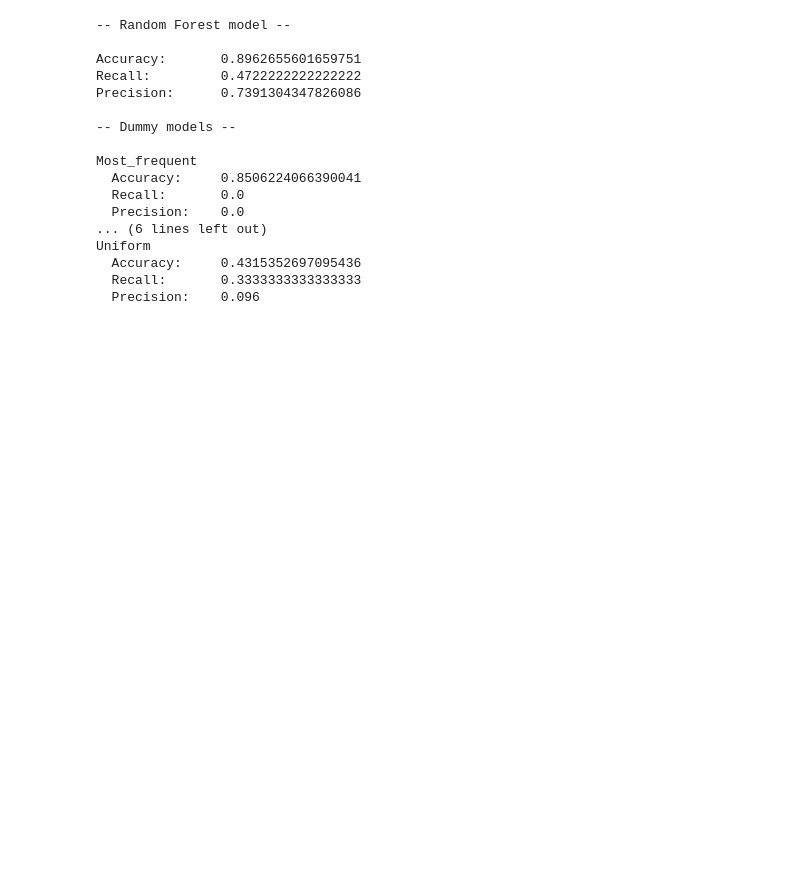
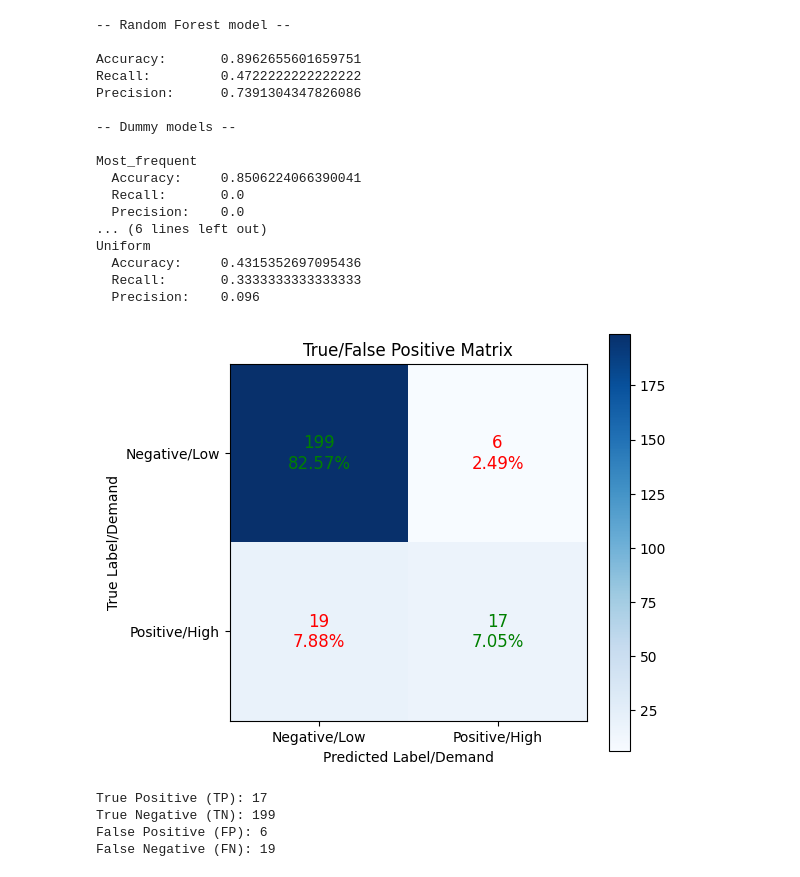
Before and after one commit to DanielVeress/SML_bikes, a Jupyter notebook: tree_based/random_forest.ipynb, the cells around one changed output. Saved outputs shown, nothing was run; the diff lists cells and outputs as text; code cells hidden in the pictures; blank space fills up the shorter version.

Commit message:
Added confusion matrix and visualization for it

```diff
--- a/tree_based/random_forest.ipynb
+++ b/tree_based/random_forest.ipynb
@@ -72,3 +75,19 @@ Uniform
   Accuracy:     0.4315352697095436
   Recall:       0.3333333333333333
   Precision:    0.096
+# %%
+# Confusion matrix
+tn, fp, fn, tp = confusion_matrix(y_true, y_pred).ravel()
+confusion_matrix_data = np.array([[tn, fp], [fn, tp]])
+plot_confusion_matrix(confusion_matrix_data)
+
+print(f'True Positive (TP): {tp}')
+print(f'True Negative (TN): {tn}')
+print(f'False Positive (FP): {fp}')
+print(f'False Negative (FN): {fn}')
+# %% [output]
+[figure, added]
+True Positive (TP): 17
+True Negative (TN): 199
+False Positive (FP): 6
+False Negative (FN): 19
```
Also changed, not shown: parts of 1 cell of this notebook, 1 other file.
